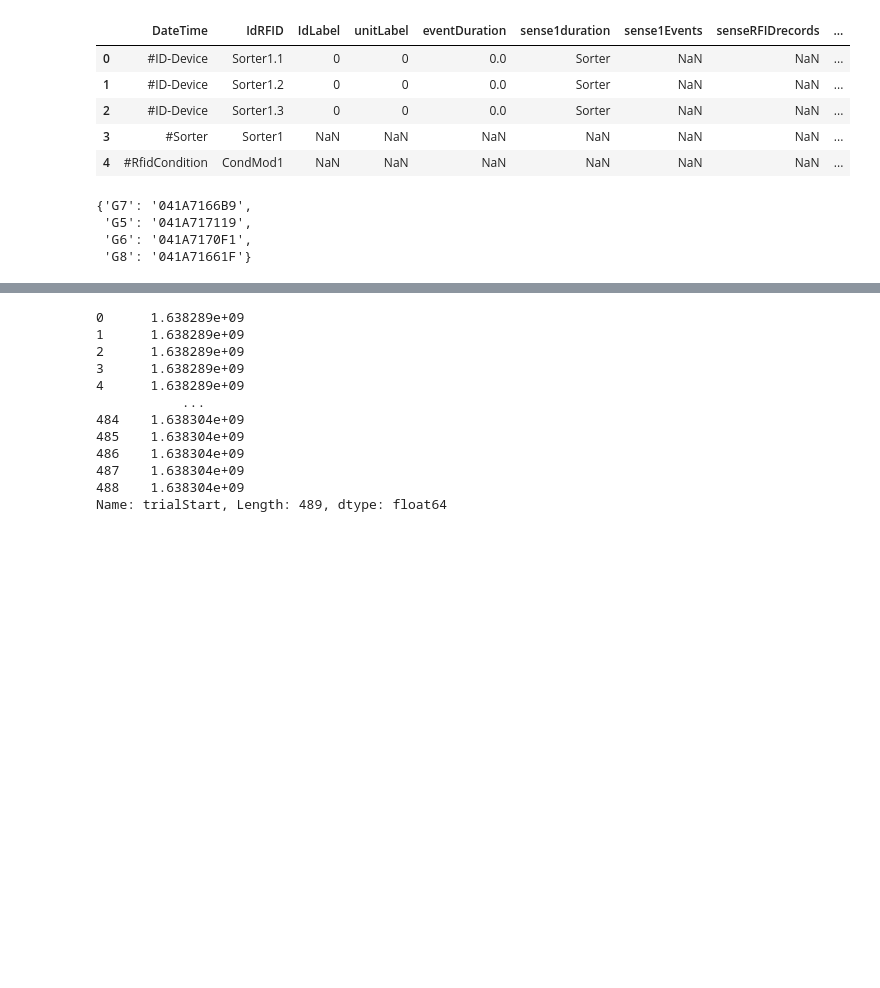
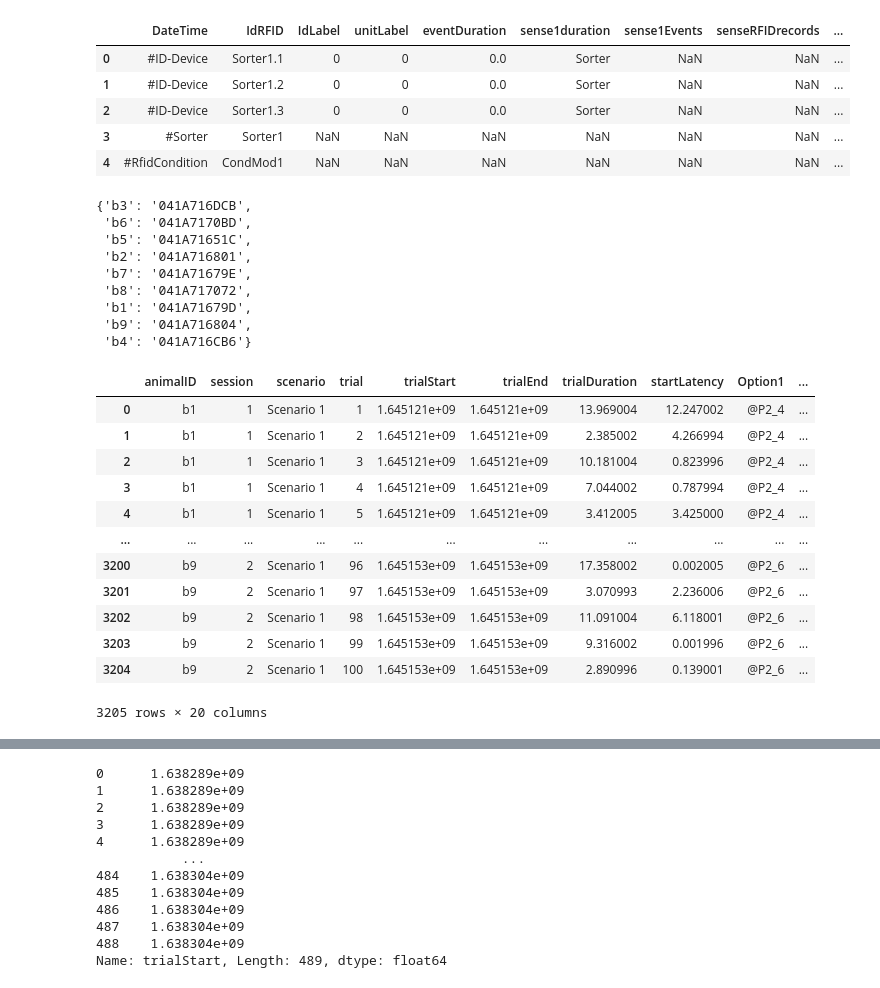
Before and after one commit to rklymentiev/orexin_expexp, a Jupyter notebook: scripts/sandbox.ipynb, the cells around one changed output, grey strips where cells are left out. Saved outputs shown, nothing was run; the diff lists cells and outputs as text; code cells hidden in the pictures; blank space fills up the shorter version.

```diff
--- a/scripts/sandbox.ipynb
+++ b/scripts/sandbox.ipynb
@@ -6,7 +6,7 @@ from tqdm import tqdm
 from datetime import datetime, timedelta
 # %%
 input_df = pd.read_csv(
-    '../sample_data/MAB_test_run_G5-G8_204080-21.11.30 - Copy.csv',
+    '../data/b1-b9/MAB_b1-b9-22.02.17.csv',
     encoding="utf_16",
     sep=';'
 )
@@ -55,7 +56,12 @@ ids.sort()
 ids_dict = dict(input_df[['IdLabel','IdRFID']].drop_duplicates().dropna().values)
 ids_dict
 # %% [output]
-{'G7': '041A7166B9',
- 'G5': '041A717119',
- 'G6': '041A7170F1',
- 'G8': '041A71661F'}
+{'b3': '041A716DCB',
+ 'b6': '041A7170BD',
+ 'b5': '041A71651C',
+ 'b2': '041A716801',
+ 'b7': '041A71679E',
+ 'b8': '041A717072',
+ 'b1': '041A71679D',
+ 'b9': '041A716804',
+ 'b4': '041A716CB6'}
@@ -147,10 +195,25 @@ for animal_id in tqdm(ids):
         final_output = final_output.append(session_out).reset_index(drop=True)
 # %%
 final_output = final_output[[
-    'animalID', 'session', 'trial', 'trialStart', 'trialEnd', 'trialDuration',
-    'startLatency', 'decisionNumber', 'decisionPosition', 'decisionImage', 'decisionLatency',
-    'reward', 'rewardLatency'
+    'animalID', 'session', 'scenario','trial', 'trialStart', 'trialEnd', 'trialDuration',
+    'startLatency', 'Option1', 'Option2', 'Option3', 'P1', 'P2', 'P3', 'decisionNumber', 'decisionPosition', 'decisionImage', 'decisionLatency', 'reward', 'rewardLatency'
 ]]
+# %%
+final_output
+# %% [output]
+|  | animalID | session | scenario | trial | trialStart | trialEnd | trialDuration | startLatency | Option1 | ... |
+| 0 | b1 | 1 | Scenario 1 | 1 | 1.645121e+09 | 1.645121e+09 | 13.969004 | 12.247002 | @P2_4 | ... |
+| 1 | b1 | 1 | Scenario 1 | 2 | 1.645121e+09 | 1.645121e+09 | 2.385002 | 4.266994 | @P2_4 | ... |
+| 2 | b1 | 1 | Scenario 1 | 3 | 1.645121e+09 | 1.645121e+09 | 10.181004 | 0.823996 | @P2_4 | ... |
+| 3 | b1 | 1 | Scenario 1 | 4 | 1.645121e+09 | 1.645121e+09 | 7.044002 | 0.787994 | @P2_4 | ... |
+| 4 | b1 | 1 | Scenario 1 | 5 | 1.645121e+09 | 1.645121e+09 | 3.412005 | 3.425000 | @P2_4 | ... |
+| ... | ... | ... | ... | ... | ... | ... | ... | ... | ... | ... |
+| 3200 | b9 | 2 | Scenario 1 | 96 | 1.645153e+09 | 1.645153e+09 | 17.358002 | 0.002005 | @P2_6 | ... |
+| 3201 | b9 | 2 | Scenario 1 | 97 | 1.645153e+09 | 1.645153e+09 | 3.070993 | 2.236006 | @P2_6 | ... |
+| 3202 | b9 | 2 | Scenario 1 | 98 | 1.645153e+09 | 1.645153e+09 | 11.091004 | 6.118001 | @P2_6 | ... |
+| 3203 | b9 | 2 | Scenario 1 | 99 | 1.645153e+09 | 1.645153e+09 | 9.316002 | 0.001996 | @P2_6 | ... |
+| 3204 | b9 | 2 | Scenario 1 | 100 | 1.645153e+09 | 1.645153e+09 | 2.890996 | 0.139001 | @P2_6 | ... |
+3205 rows × 20 columns
 # %%
 pd.to_datetime(final_output['trialStart'], unit='s')
 # %% [output]
```
Also changed, not shown: parts of 4 cells of this notebook, 15 other files.
